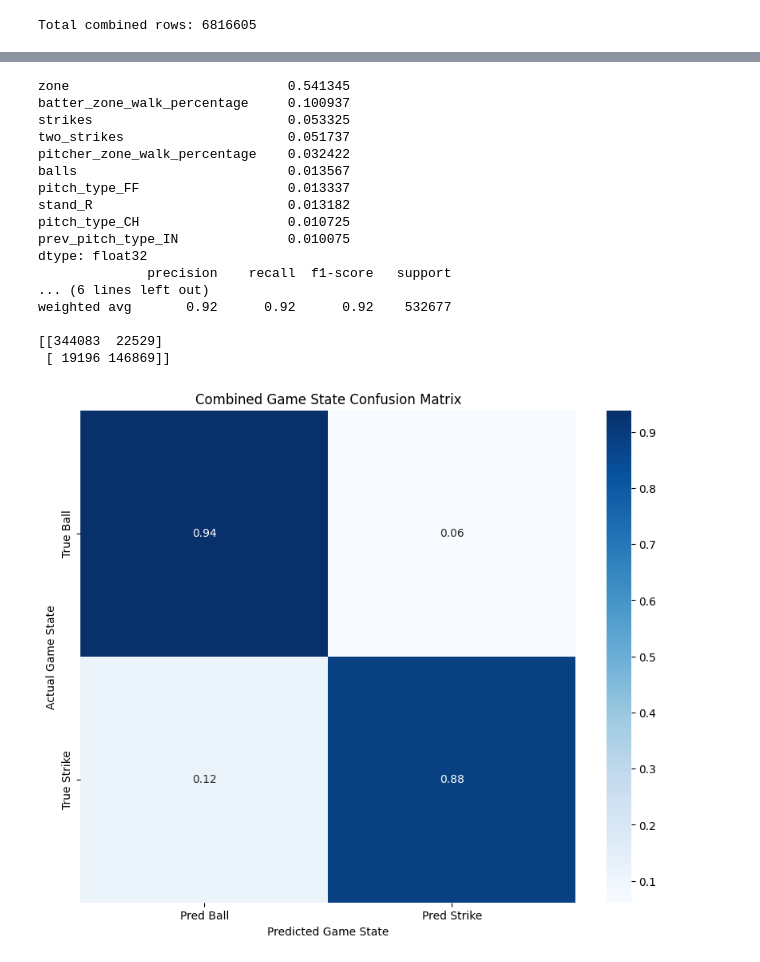
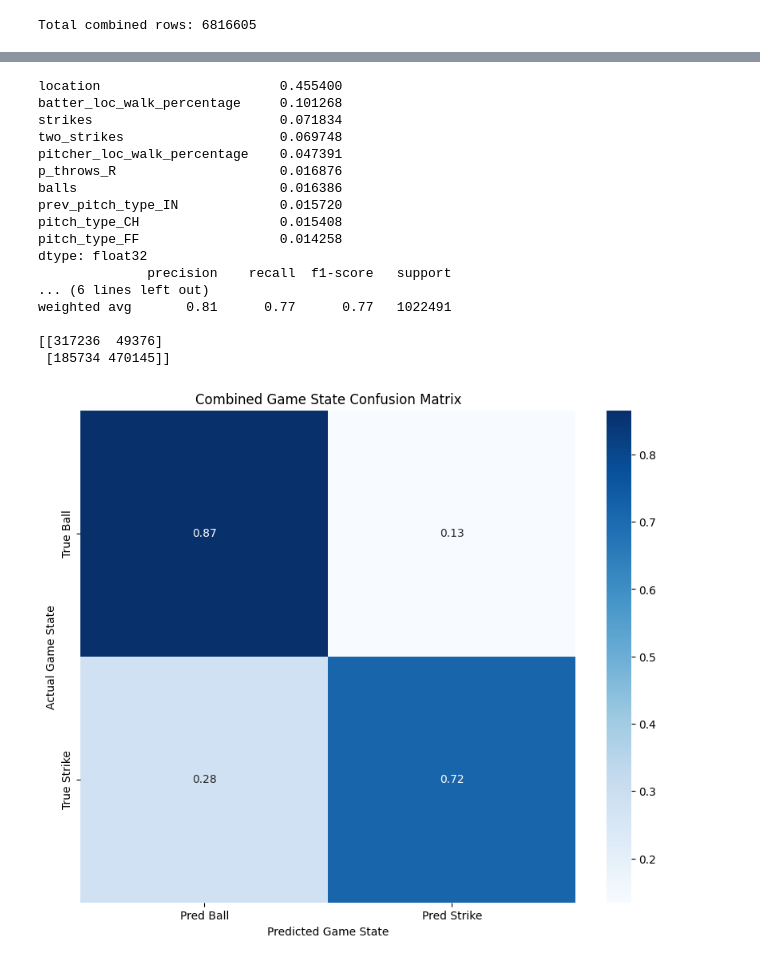
Before and after one commit to PitchCraftBaseball/pitchcraft-model, a Jupyter notebook: rnn_support_models/transition_model/transition_model.ipynb, the cells around one changed output, grey strips where cells are left out. Saved outputs shown, nothing was run; the diff lists cells and outputs as text; code cells hidden in the pictures.

Commit message:
Add location to support models

```diff
--- a/rnn_support_models/transition_model/transition_model.ipynb
+++ b/rnn_support_models/transition_model/transition_model.ipynb
@@ -437,10 +453,11 @@ take_data['called_strike'] = (take_data['description'] == 'called_strike').astyp
 
 X_take_features = [col for col in take_data.columns if col not in [
     'target', 'outcome', 'game_date', 'game_pk', 'pitch_number', 'called_strike', 'description',
-    'batter_prev_whiff_rate', 'pitcher_prev_whiff_rate', 'batter_pitch_whiff_rate', 'pitcher_pitch_whiff_rate',
-    'batter_prev_chase_rate', 'pitcher_prev_chase_rate', 'batter_zone_swing_percentage', 'pitcher_zone_swing_percentage',
-    'batter_pitch_putaway_rate', 'pitcher_pitch_putaway_rate', 'batter_prev_meatball_swing_rate', 'pitcher_prev_meatball_swing_rate',
-    'batter_prev_first_pitch_swing_rate', 'pitcher_prev_first_pitch_swing_rate', 'batter_prev_zone_contact_rate', 'pitcher_prev_zone_contact_rate'
+    'batter_prev_whiff_percentage', 'pitcher_prev_whiff_percentage', 'batter_pitch_whiff_percentage', 'pitcher_pitch_whiff_percentage',
+    'batter_prev_chase_percentage', 'pitcher_prev_chase_percentage', 'batter_loc_swing_percentage', 'pitcher_loc_swing_percentage',
+    'batter_loc_foul_percentage', 'pitcher_loc_foul_percentage', 'batter_loc_whiff_percentage', 'pitcher_loc_whiff_percentage',
+    'batter_prev_meatball_swing_percentage', 'pitcher_prev_meatball_swing_percentage',
+    'batter_prev_first_pitch_swing_percentage', 'pitcher_prev_first_pitch_swing_percentage', 'batter_prev_zone_contact_percentage', 'pitcher_prev_zone_contact_percentage'
 ]]
 
 take_data = take_data.sort_values(['game_date', 'game_pk', 'pitch_number'])
@@ -450,18 +467,18 @@ length = len(take_data)
 train_end = int(length * 0.7)
 val_end = int(length * 0.85)
 
-train_data = take_data.iloc[:train_end]
-val_data = take_data.iloc[train_end:val_end]
-test_data = take_data.iloc[val_end:]
+take_train_data = take_data.iloc[:train_end]
+take_val_data = take_data.iloc[train_end:val_end]
+take_test_data = take_data.iloc[val_end:]
 
-X_take_train = train_data[X_take_features]
-y_take_train = train_data['called_strike']
+X_take_train = take_train_data[X_take_features]
+y_take_train = take_train_data['called_strike']
 
-X_take_val = val_data[X_take_features]
-y_take_val = val_data['called_strike']
+X_take_val = take_val_data[X_take_features]
+y_take_val = take_val_data['called_strike']
 
-X_take_test = test_data[X_take_features]
-y_take_test = test_data['called_strike']
+X_take_test = take_test_data[X_take_features]
+y_take_test = take_test_data['called_strike']
 
 xgb_take = xgb.XGBClassifier(
     objective='binary:logistic',
@@ -491,7 +508,7 @@ y_take_proba = calibrated_take.predict_proba(X_take_test)[:, 1]
 joblib.dump({
     "model": calibrated_take,
     "features": X_take_features
-}, "models/called_strike_model_v1.pkl")
+}, "models/called_strike_model_v2.pkl")
 
 importance = pd.Series(
     xgb_take.feature_importances_,
@@ -561,7 +578,6 @@ def get_pitch_probabilities(X_full: pd.DataFrame, calibrated_swing: CalibratedCl
 
     p_swing_raw = xgb_swing.predict_proba(X_full[swing_features])[:, 1]
 
-    # model slightly overestimates swings, adjusting down a bit
     p_swing = p_swing_raw
 
     p_take = 1 - p_swing
@@ -598,50 +614,49 @@ y_true_combined = test_data.apply(get_actual_binary, axis=1)
 common_index = y_true_combined.index.intersection(prob_df.index)
 y_true_aligned = y_true_combined.loc[common_index]
 
-# model is pretty confident at extreme strike probabilities, use higher threshold when classifying strikes
-y_pred_aligned = np.where(prob_df.loc[common_index, 'Strike'] >= 0.7, 'Strike', 'Ball')
+y_pred_aligned = np.where(prob_df.loc[common_index, 'Strike'] >= 0.5, 'Strike', 'Ball')
 
 importance_take = pd.Series(
     calibrated_take.estimator.feature_importances_,
     index=X_take_train.columns
 ).sort_values(ascending=False)
 print(importance_take.head(10))
 
 print(classification_report(y_true_aligned, y_pred_aligned))
 
 cm = confusion_matrix(y_true_aligned, y_pred_aligned, labels=['Ball', 'Strike'])
 print(cm)
 cm_norm = cm / cm.sum(axis=1, keepdims=True)
 
 plt.figure(figsize=(10, 8))
 sns.heatmap(
     cm_norm,
     cmap="Blues",
     fmt=".2f",
     annot=True,
     xticklabels=['Pred Ball', 'Pred Strike'],
     yticklabels=['True Ball', 'True Strike']
 )
 plt.xlabel("Predicted Game State")
 plt.ylabel("Actual Game State")
 plt.title(f"Combined Game State Confusion Matrix")
 plt.show()
 # %% [output]
-zone                            0.541345
-batter_zone_walk_percentage     0.100937
-strikes                         0.053325
-two_strikes                     0.051737
-pitcher_zone_walk_percentage    0.032422
-balls                           0.013567
-pitch_type_FF                   0.013337
-stand_R                         0.013182
-pitch_type_CH                   0.010725
-prev_pitch_type_IN              0.010075
+location                       0.455400
+batter_loc_walk_percentage     0.101268
+strikes                        0.071834
+two_strikes                    0.069748
+pitcher_loc_walk_percentage    0.047391
+p_throws_R                     0.016876
+balls                          0.016386
+prev_pitch_type_IN             0.015720
+pitch_type_CH                  0.015408
+pitch_type_FF                  0.014258
 dtype: float32
               precision    recall  f1-score   support
 ... (6 lines left out)
-weighted avg       0.92      0.92      0.92    532677
+weighted avg       0.81      0.77      0.77   1022491
 
-[[344083  22529]
- [ 19196 146869]]
+[[317236  49376]
+ [185734 470145]]
-[figure, old version]
+[figure, new version]
```
Also changed, not shown: parts of 4 cells of this notebook, 13 other files.
